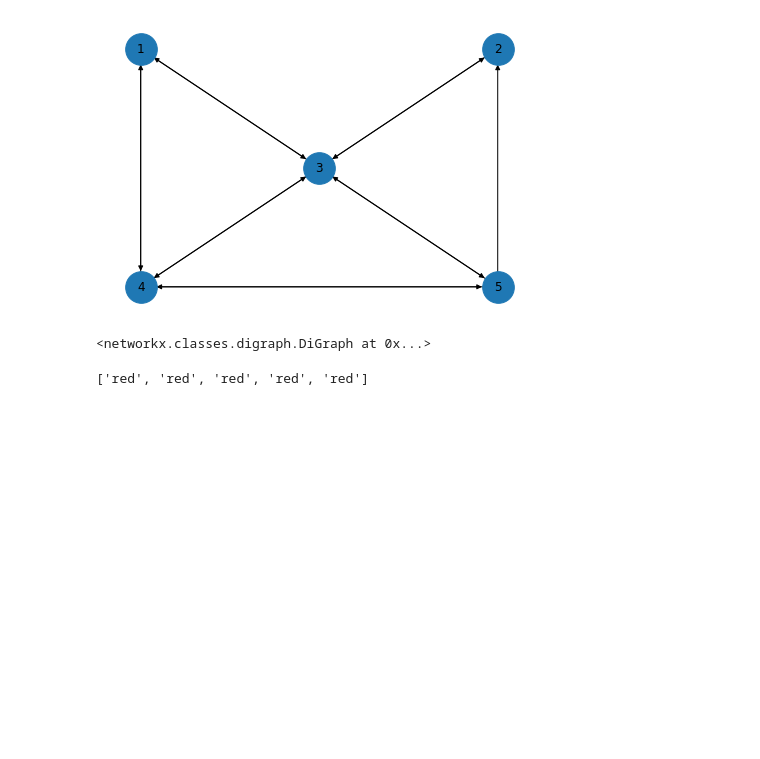
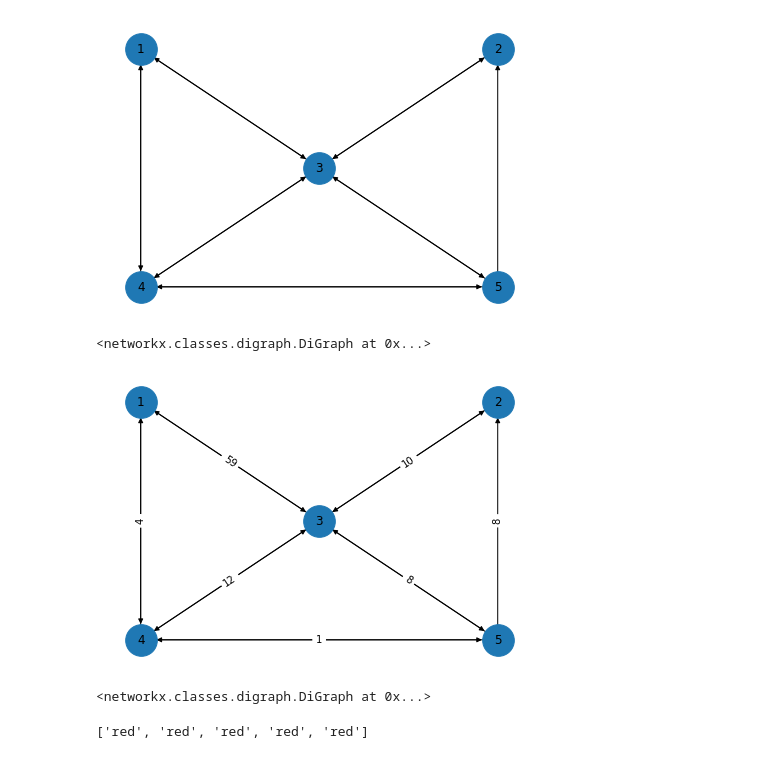
Before and after one commit to rnartallo/randomlygrownnetworks, a Jupyter notebook: initialprojectwork.ipynb, the cells around one changed output. Drawn from its saved outputs; the diff is of its cells as text; code cells hidden in the pictures; blank space fills up the shorter version.

Commit message:
RN - added weighted graphs for clustered network

```diff
--- a/initialprojectwork.ipynb
+++ b/initialprojectwork.ipynb
@@ -647,5 +674,6 @@ def ClusterGraph(Network):
 # %%
 CG =ClusterGraph(LocProjNetwork)
+WCG=WeightedClusterGraph(LocProjNetwork)
 # %%
 def makeClusterGraph(adj):
     G = nx.DiGraph()
@@ -665,6 +693,28 @@ makeClusterGraph(CG)
 # %% [output]
 [figure]
 <networkx.classes.digraph.DiGraph at 0x...>
+# %%
+def makeWeightedClusterGraph(adj):
+    G = nx.DiGraph()
+    G.add_node(1, pos=(1, 3))
+    G.add_node(2, pos=(3, 3))
+    G.add_node(3, pos=(2, 2))
+    G.add_node(4, pos=(1, 1))
+    G.add_node(5, pos=(3, 1))
+    for i in range(0,len(adj)):
+        for j in range(0,len(adj)):
+            if adj[i][j]>0:
+                G.add_edge(i+1,j+1,weight=adj[i][j])
+    pos = nx.get_node_attributes(G, 'pos')
+    nx.draw(G,pos,with_labels=True, node_size=1000)
+    labels = nx.get_edge_attributes(G,'weight')
+    nx.draw_networkx_edge_labels(G,pos,edge_labels=labels)
+    plt.show()
+    return(G)
+makeWeightedClusterGraph(WCG)
+# %% [output]
+[figure, added]
+<networkx.classes.digraph.DiGraph at 0x...>
 # %%
 def makeColourHyperGraphLocProj(Network):
     adj = Network[0]
```
Also changed, not shown: parts of 1 cell of this notebook.
